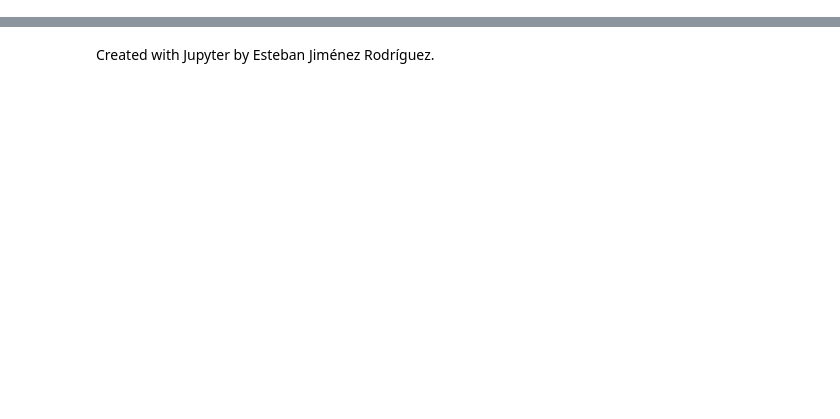
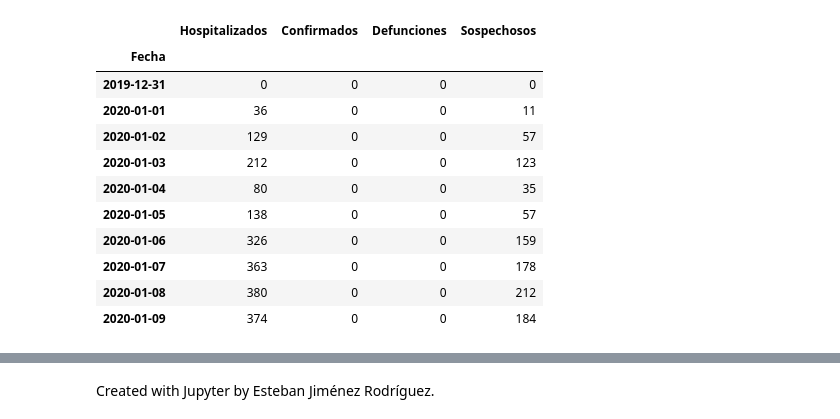
Before and after one commit to Miriam1999/proyecto_modulo1, a Jupyter notebook: ProyectoModulo1_MedellínM_OrtizM.ipynb, the cells around one changed output, grey strips where cells are left out. Cells and saved outputs as stored; diff of their text form; code cells hidden in the pictures; blank space fills up the shorter version.

Commit message:
Actualización
Se carga la base de datos al archivo de proyecto jupyter

```diff
--- a/ProyectoModulo1_MedellínM_OrtizM.ipynb
+++ b/ProyectoModulo1_MedellínM_OrtizM.ipynb
@@ -81,0 +80,17 @@ Cada variable se va a simular en cada uno de los escenarios de simulación plant
+# %%
+data = pd.read_excel("DATOS_COVID-19.xlsx")
+data.set_index("Fecha",inplace=True)
+data.head(10)
+# %% [output]
+|  | Hospitalizados | Confirmados | Defunciones | Sospechosos |
+| Fecha |  |  |  |  |
+| 2019-12-31 | 0 | 0 | 0 | 0 |
+| 2020-01-01 | 36 | 0 | 0 | 11 |
+| 2020-01-02 | 129 | 0 | 0 | 57 |
+| 2020-01-03 | 212 | 0 | 0 | 123 |
+| 2020-01-04 | 80 | 0 | 0 | 35 |
+| 2020-01-05 | 138 | 0 | 0 | 57 |
+| 2020-01-06 | 326 | 0 | 0 | 159 |
+| 2020-01-07 | 363 | 0 | 0 | 178 |
+| 2020-01-08 | 380 | 0 | 0 | 212 |
+| 2020-01-09 | 374 | 0 | 0 | 184 |
```
Also changed, not shown: parts of 4 cells of this notebook.
